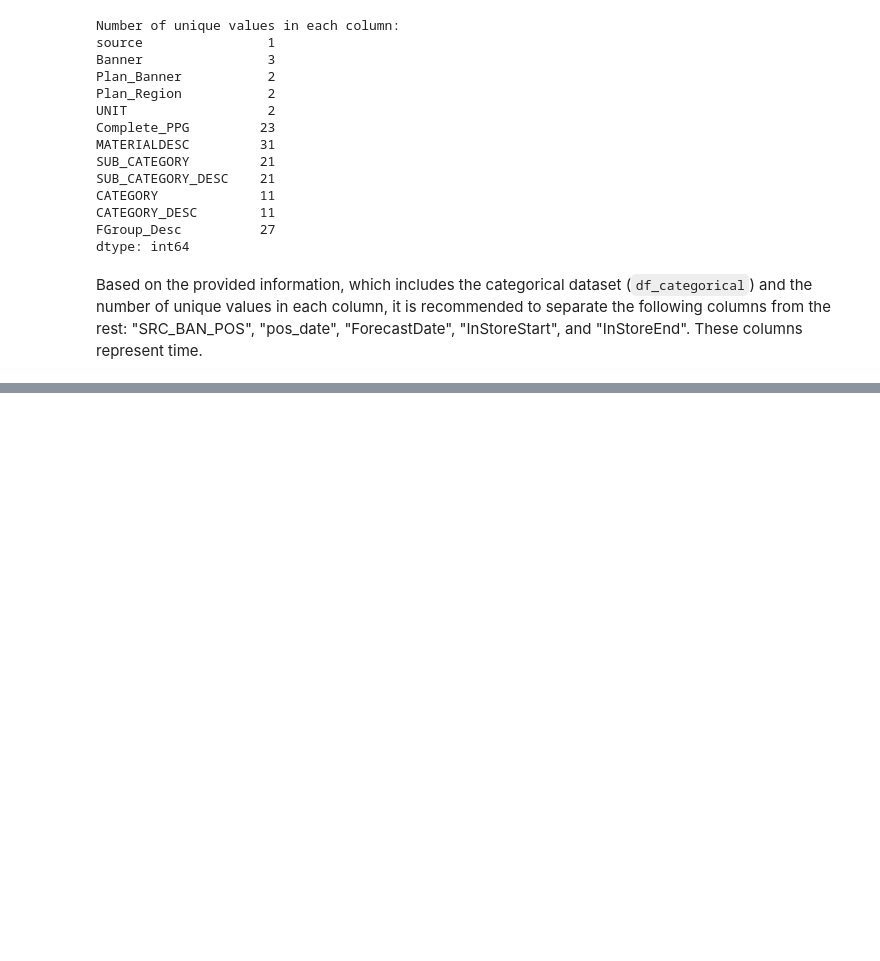
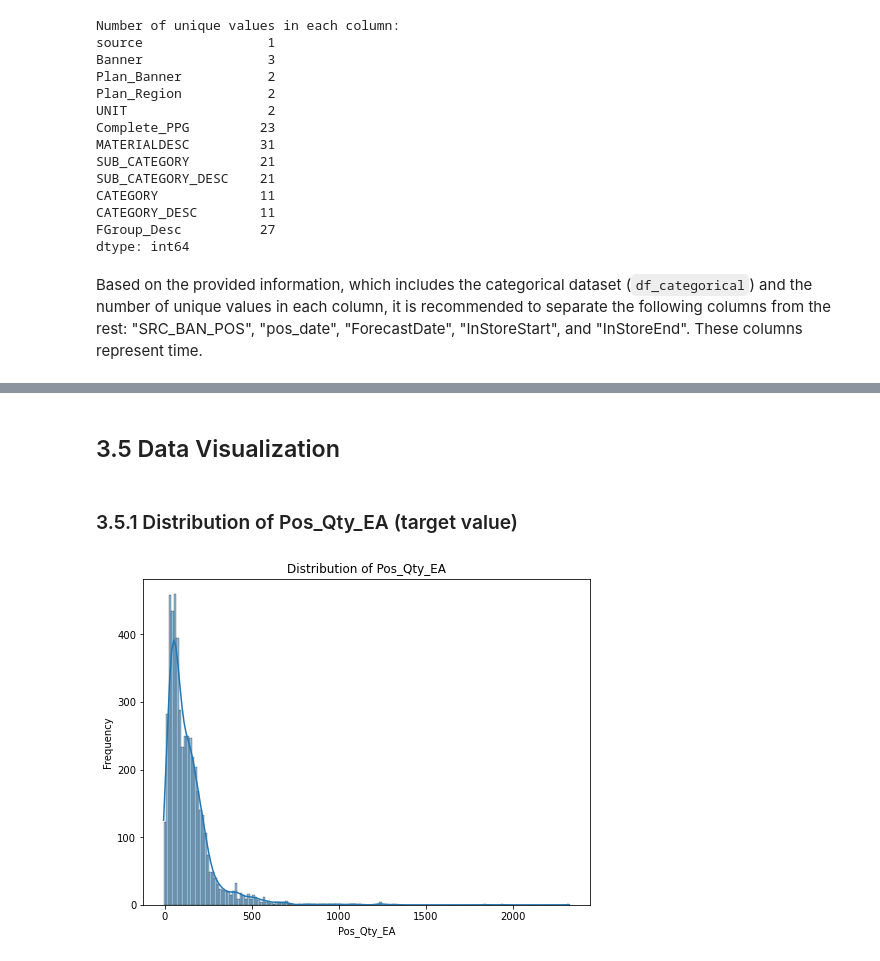
Before and after one commit to MLcmore2023/MLcmore2023, a Jupyter notebook: day2_am_morning/D2-M.ipynb, the cells around one changed output, grey strips where cells are left out. Drawn from its saved outputs; the diff is of its cells as text; code cells hidden in the pictures; blank space fills up the shorter version.

```diff
--- a/day2_am_morning/D2-M.ipynb
+++ b/day2_am_morning/D2-M.ipynb
@@ -981,0 +993,35 @@ Based on the provided information, which includes the categorical dataset (`df_c
+# %%
+from sklearn.preprocessing import LabelEncoder
+
+def label_encode_features(df, features):
+    """
+    Perform label encoding on specified features in a DataFrame.
+
+    Label encoding involves converting each unique string value into a unique integer.
+    For instance, for a column ['cat', 'dog', 'dog', 'bird'], after label encoding,
+    this might become [0, 1, 1, 2] depending on the ordering of unique values detected by the encoder.
+
+    Args:
+    - df (pandas.DataFrame): The input DataFrame that contains features to be encoded.
+    - features (list): A list of column names (strings) in df that need to be label encoded.
+
+    Returns:
+    - pandas.DataFrame: A DataFrame with the specified features label encoded.
+    """
+
+    # Create a copy of the original DataFrame to avoid modifying it directly
+    encoded_df = df.copy()
+
+    # Initialize the LabelEncoder
+    encoder = LabelEncoder()
+
+    # Loop through each feature in the provided list
+    for feature in features:
+        # Fit the encoder on the feature and transform it.
+        # The transformed feature is then overwritten in the DataFrame.
+        encoded_df[feature] = encoder.fit_transform(encoded_df[feature])
+
+    # Return the DataFrame with encoded features
+    return encoded_df
+# %%
+df = label_encode_features(df, categorical_columns)
@@ -981,0 +1057,14 @@ Based on the provided information, which includes the categorical dataset (`df_c
+# %% [markdown]
+## 3.5 Data Visualization
+# %% [markdown]
+### 3.5.1 Distribution of Pos_Qty_EA (target value)
+# %%
+# Distribution plot of the target variable
+plt.figure(figsize=(8, 6))
+sns.histplot(data=df, x='Pos_Qty_EA', kde=True)
+plt.xlabel('Pos_Qty_EA')
+plt.ylabel('Frequency')
+plt.title('Distribution of Pos_Qty_EA')
+plt.show()
+# %% [output]
+[figure, added]
```
Also changed, not shown: parts of 48 cells of this notebook, 1 other file.
